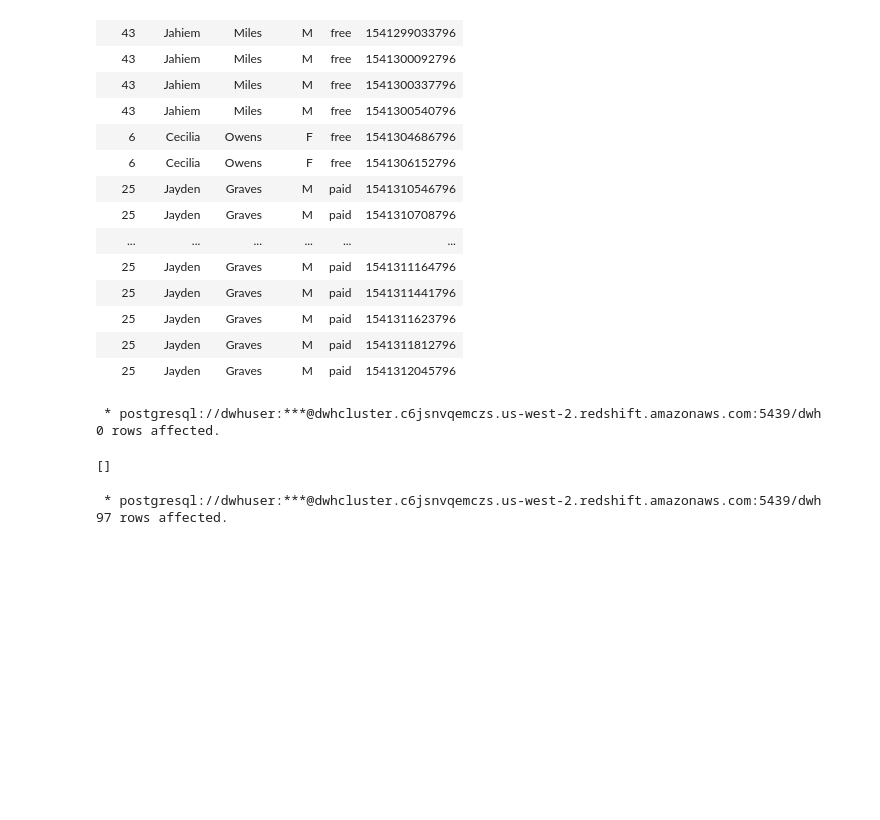
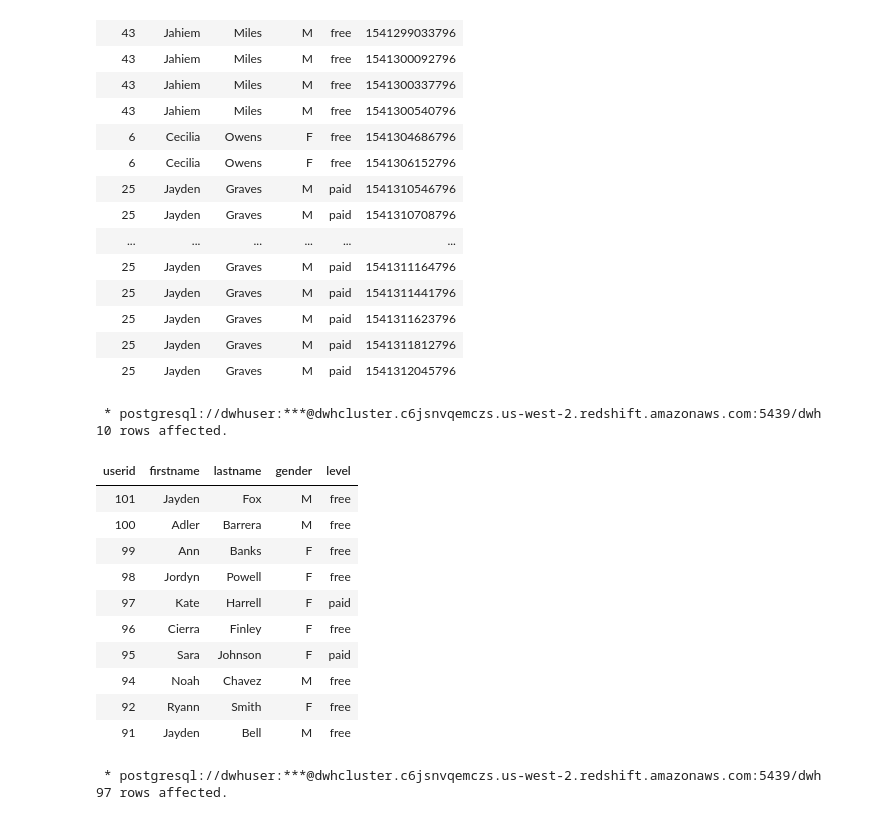
Before and after one commit to davidkuda/aws_dwh, a Jupyter notebook: notebooks/Sample_Loads.ipynb, the cells around one changed output. Saved outputs shown, nothing was run; the diff lists cells and outputs as text; code cells hidden in the pictures; blank space fills up the shorter version.

```diff
--- a/notebooks/Sample_Loads.ipynb
+++ b/notebooks/Sample_Loads.ipynb
@@ -211,29 +203,38 @@ LIMIT 20;
 | 25 | Jayden | Graves | M | paid | 1541311623796 |
 | 25 | Jayden | Graves | M | paid | 1541311812796 |
 | 25 | Jayden | Graves | M | paid | 1541312045796 |
-# %%
-%%sql
-INSERT INTO users
-    (user_id, first_name, last_name, gender, level)
-
-SELECT
-    distinct(userId) AS user_id,
-    firstname AS first_name,
-    -- lastName AS last_name,
-    gender,
-    level
-
-FROM staging_log_data m
-
-WHERE
-    userId IS NOT null
-    AND ts = (select max(ts) FROM staging_log_data s WHERE s.userId = m.userId)
-
-ORDER BY userId DESC;
-# %% [output]
- * postgresql://dwhuser:***@dwhcluster.c6jsnvqemczs.us-west-2.redshift.amazonaws.com:5439/dwh
-0 rows affected.
-[]
+# %%
+%%sql
+
+SELECT
+    DISTINCT userId,
+    firstName,
+    lastName,
+    gender,
+    level
+
+    FROM staging_log_data es1
+        WHERE userId IS NOT null
+        AND ts = (SELECT max(ts)
+                  FROM staging_log_data es2
+                  WHERE es1.userId = es2.userId)
+
+ORDER BY userId DESC
+LIMIT 10;
+# %% [output]
+ * postgresql://dwhuser:***@dwhcluster.c6jsnvqemczs.us-west-2.redshift.amazonaws.com:5439/dwh
+10 rows affected.
+| userid | firstname | lastname | gender | level |
+| 101 | Jayden | Fox | M | free |
+| 100 | Adler | Barrera | M | free |
+| 99 | Ann | Banks | F | free |
+| 98 | Jordyn | Powell | F | free |
+| 97 | Kate | Harrell | F | paid |
+| 96 | Cierra | Finley | F | free |
+| 95 | Sara | Johnson | F | paid |
+| 94 | Noah | Chavez | M | free |
+| 92 | Ryann | Smith | F | free |
+| 91 | Jayden | Bell | M | free |
 # %%
 %%sql
 INSERT INTO users (
```
Also changed, not shown: parts of 34 cells of this notebook.
